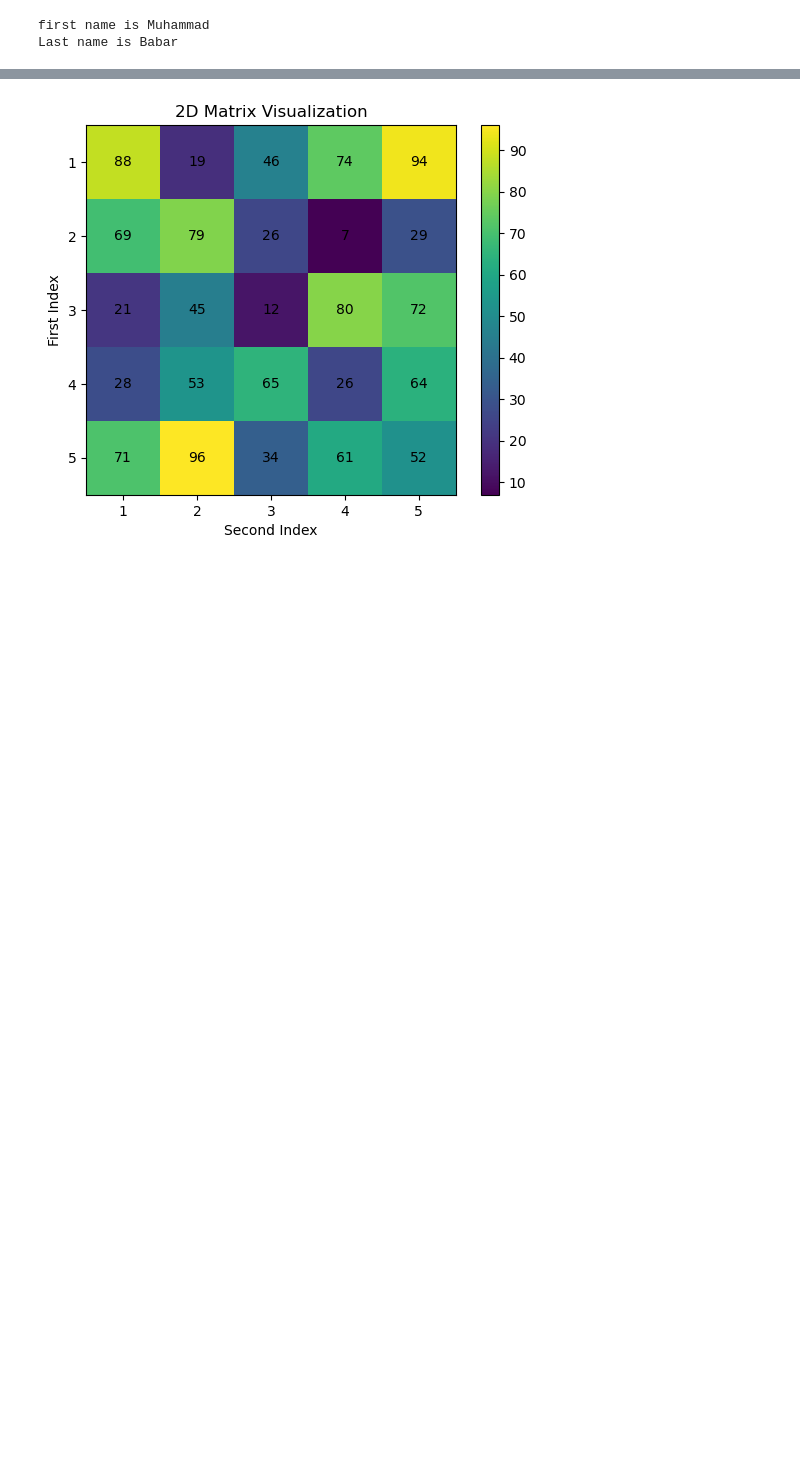
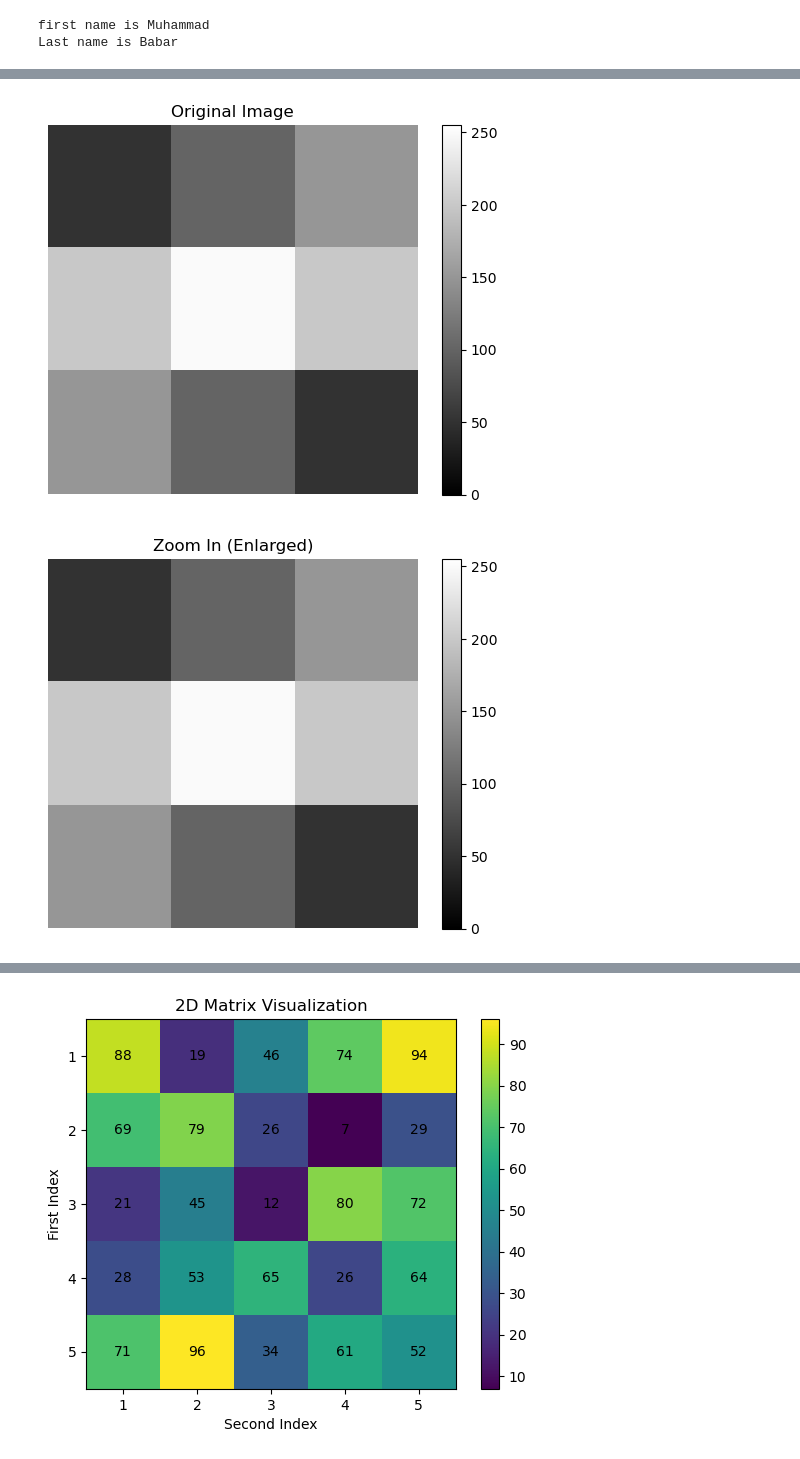
Before and after one commit to babarai45/Data_Science-2024-25, a Jupyter notebook: Data Preprocessing /All Libraries Learning /Numpy/all_concepts_numpy.ipynb, the cells around one changed output, grey strips where cells are left out. Saved outputs shown, nothing was run; the diff lists cells and outputs as text; code cells hidden in the pictures; blank space fills up the shorter version.

```diff
--- a/Data Preprocessing /All Libraries Learning /Numpy/all_concepts_numpy.ipynb
+++ b/Data Preprocessing /All Libraries Learning /Numpy/all_concepts_numpy.ipynb
@@ -664,0 +768,57 @@ Last name is Babar
+# %%
+import numpy as np
+import matplotlib.pyplot as plt
+
+# Create a dummy image as a matrix (grayscale values)
+dummy_image = np.array([
+    [50, 100, 150],
+    [200, 250, 200],
+    [150, 100, 50]
+])
+
+# Function to display an image
+def display_image(image, title):
+    plt.imshow(image, cmap='gray', vmin=0, vmax=255)
+    plt.title(title)
+    plt.axis('off')
+    plt.colorbar()
+    plt.show()
+
+# Display original image
+display_image(dummy_image, "Original Image")
+
+# Transformation Matrices
+# Scaling for Zoom In
+zoom_in_matrix = np.array([
+    [2, 0],
+    [0, 2]
+])
+
+# Scaling for Zoom Out
+zoom_out_matrix = np.array([
+    [0.5, 0],
+    [0, 0.5]
+])
+
+# Reflection matrix (flip over x-axis)
+reflection_matrix = np.array([
+    [1, 0],
+    [0, -1]
+])
+
+# Zoom In: Repeat pixels to simulate zoom in
+zoom_in_image = np.kron(dummy_image, np.ones((2, 2)))
+
+# Zoom Out: Downscale by averaging neighboring pixels
+zoom_out_image = zoom_in_image[::2, ::2]
+
+# Reflection: Flip the image vertically
+reflected_image = np.flipud(zoom_out_image)
+
+# Display transformations
+display_image(zoom_in_image, "Zoom In (Enlarged)")
+display_image(zoom_out_image, "Zoom Out (Reduced)")
+display_image(reflected_image, "Reflected Image (Flipped Vertically)")
+# %% [output]
+[figure, added]
+[figure, added]
```
Also changed, not shown: parts of 7 cells of this notebook, 9 other files.
